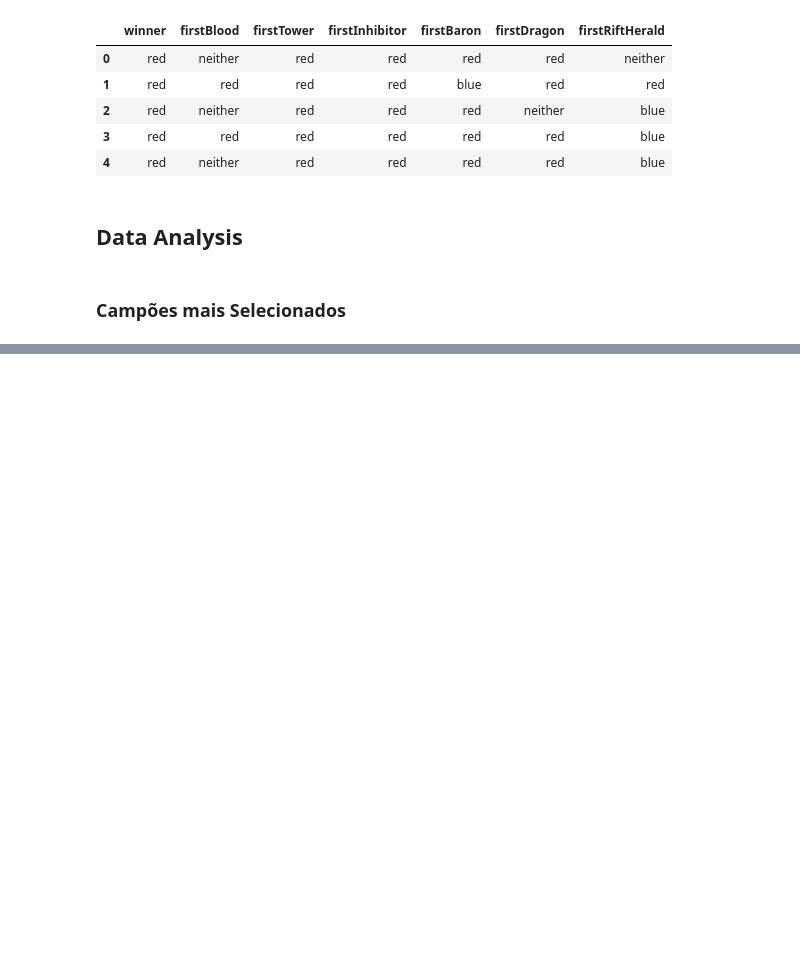
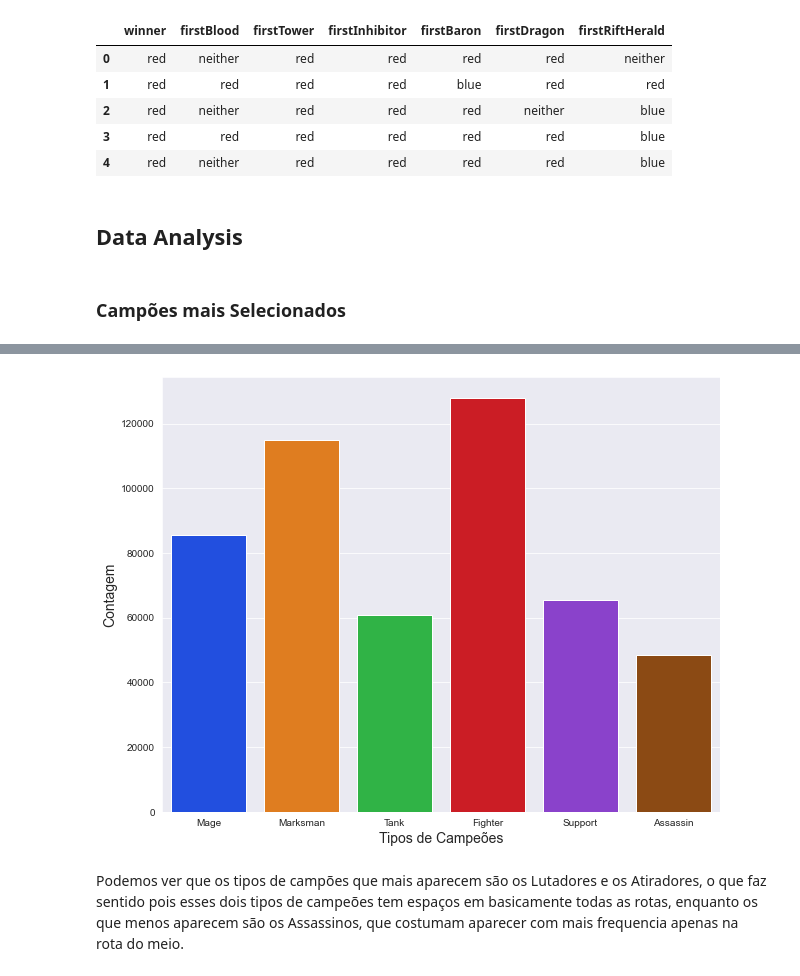
Before and after one commit to rafajovelho/League-Of-Legends-Data-Analysys, a Jupyter notebook: LoL.ipynb, the cells around one changed output, grey strips where cells are left out. Cells and saved outputs as stored; diff of their text form; code cells hidden in the pictures; blank space fills up the shorter version.

```diff
--- a/LoL.ipynb
+++ b/LoL.ipynb
@@ -434,0 +559,4 @@ df[champCols]
+# %%
+sumTags = pd.concat([df['t1_champ1id_tag'],df['t1_champ2id_tag'],df['t1_champ3id_tag'],df['t1_champ4id_tag'],df['t1_champ5id_tag'],df['t2_champ1id_tag'],
+df['t2_champ2id_tag'],df['t2_champ3id_tag'],df['t2_champ4id_tag'],df['t2_champ5id_tag']], axis = 0, sort = True)
+sumTags
@@ -434,0 +576,14 @@ df[champCols]
+# %%
+plt.figure(figsize=(10,8))
+
+sns.set_style('darkgrid')
+
+sns.countplot(x = sumTags, palette = 'bright')
+plt.xlabel('Tipos de Campeões', fontdict={'fontsize': 14})
+plt.ylabel('Contagem', fontdict={'fontsize': 14})
+
+plt.show()
+# %% [output]
+[figure, added]
+# %% [markdown]
+Podemos ver que os tipos de campões que mais aparecem são os Lutadores e os Atiradores, o que faz sentido pois esses dois tipos de campeões tem espaços em basicamente todas as rotas, enquanto os que menos aparecem são os Assassinos, que costumam aparecer com mais frequencia apenas na rota do meio.
```
Also changed, not shown: parts of 20 cells of this notebook.
